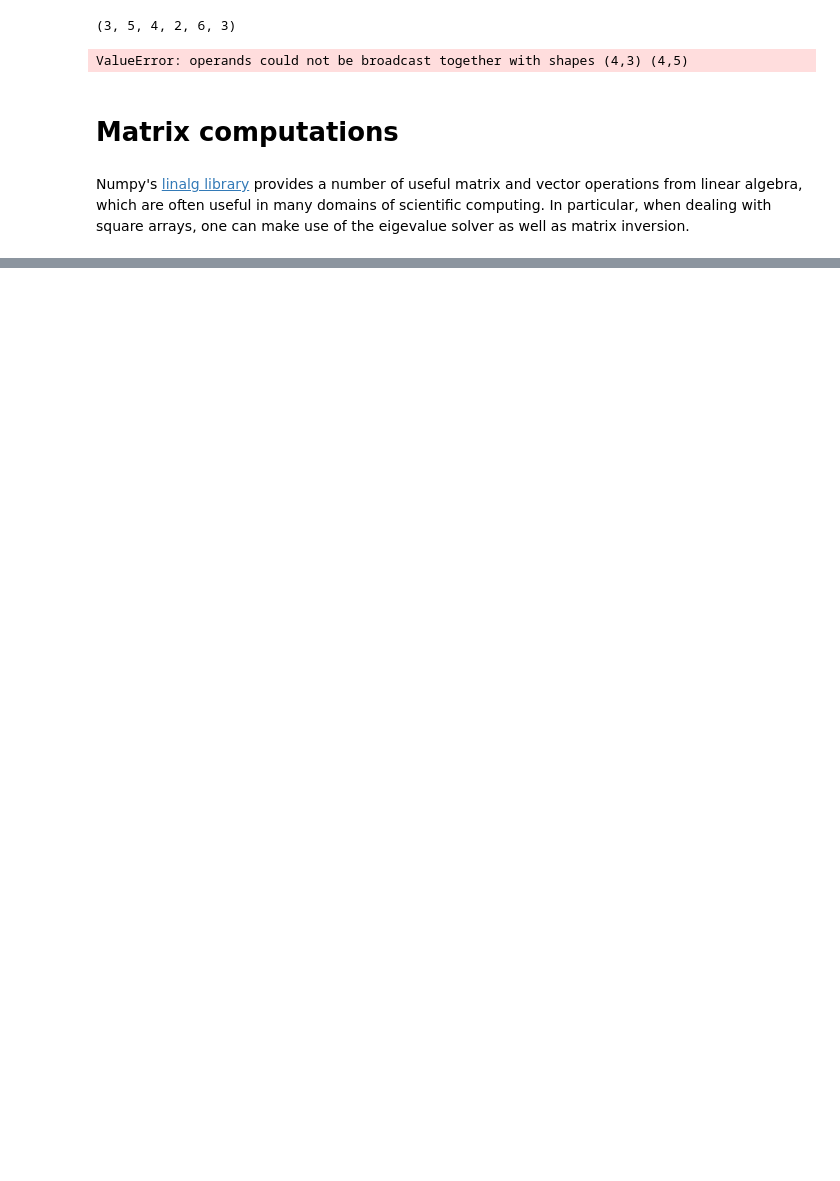
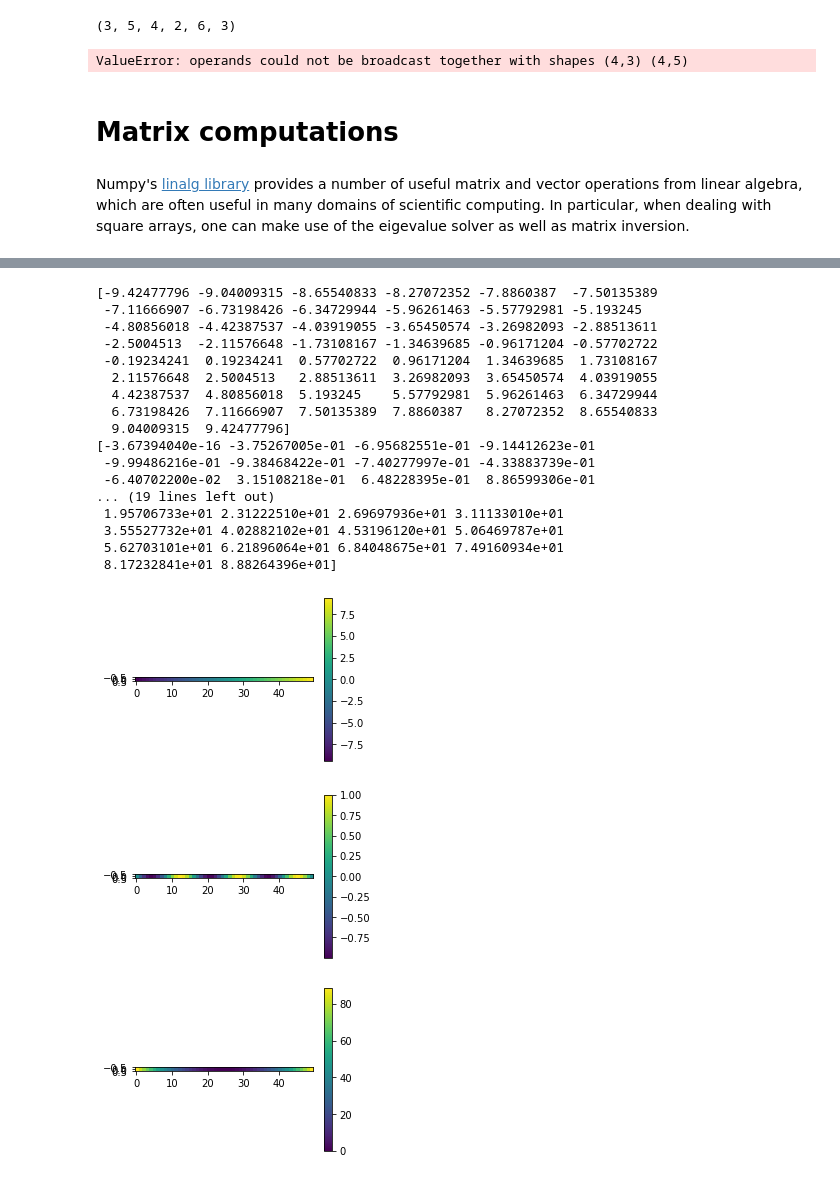
Before and after one commit to ABlessingFromTheLord/Vertiefungspraktika, a Jupyter notebook: Day 02/2 Numpy Introduction.ipynb, the cells around one changed output, grey strips where cells are left out. Drawn from its saved outputs; the diff is of its cells as text; code cells hidden in the pictures; blank space fills up the shorter version.

```diff
--- a/Day 02/2 Numpy Introduction.ipynb
+++ b/Day 02/2 Numpy Introduction.ipynb
@@ -289,0 +490,34 @@ np.linalg.inv(arr_sym)
+# %%
+# QN 10
+
+y = np.linspace((-3 *np.pi), (3 *np.pi), num=50)
+
+# 1
+show_matrix(y)
+
+#2
+show_matrix(np.sin(y))
+
+#3
+show_matrix(np.square(y))
+# %% [output]
+[-9.42477796 -9.04009315 -8.65540833 -8.27072352 -7.8860387  -7.50135389
+ -7.11666907 -6.73198426 -6.34729944 -5.96261463 -5.57792981 -5.193245
+ -4.80856018 -4.42387537 -4.03919055 -3.65450574 -3.26982093 -2.88513611
+ -2.5004513  -2.11576648 -1.73108167 -1.34639685 -0.96171204 -0.57702722
+ -0.19234241  0.19234241  0.57702722  0.96171204  1.34639685  1.73108167
+  2.11576648  2.5004513   2.88513611  3.26982093  3.65450574  4.03919055
+  4.42387537  4.80856018  5.193245    5.57792981  5.96261463  6.34729944
+  6.73198426  7.11666907  7.50135389  7.8860387   8.27072352  8.65540833
+  9.04009315  9.42477796]
+[-3.67394040e-16 -3.75267005e-01 -6.95682551e-01 -9.14412623e-01
+ -9.99486216e-01 -9.38468422e-01 -7.40277997e-01 -4.33883739e-01
+ -6.40702200e-02  3.15108218e-01  6.48228395e-01  8.86599306e-01
+... (19 lines left out)
+ 1.95706733e+01 2.31222510e+01 2.69697936e+01 3.11133010e+01
+ 3.55527732e+01 4.02882102e+01 4.53196120e+01 5.06469787e+01
+ 5.62703101e+01 6.21896064e+01 6.84048675e+01 7.49160934e+01
+ 8.17232841e+01 8.88264396e+01]
+[figure, added]
+[figure, added]
+[figure, added]
```
Also changed, not shown: parts of 34 cells of this notebook.
